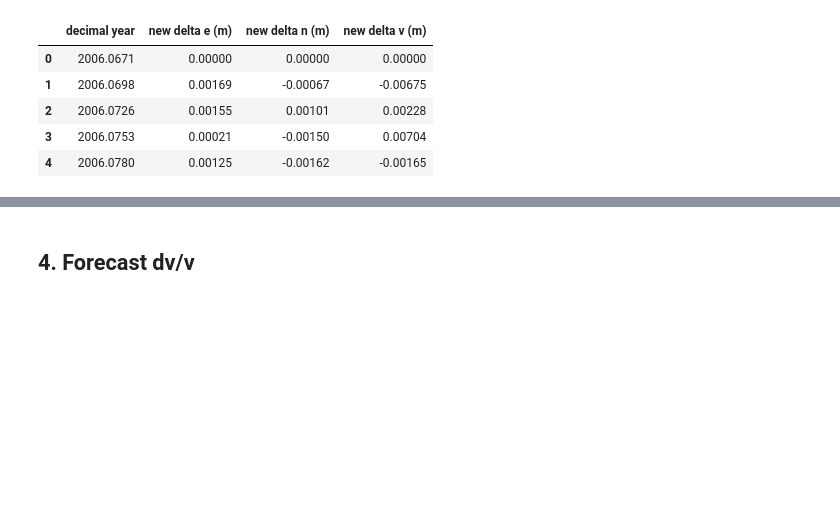
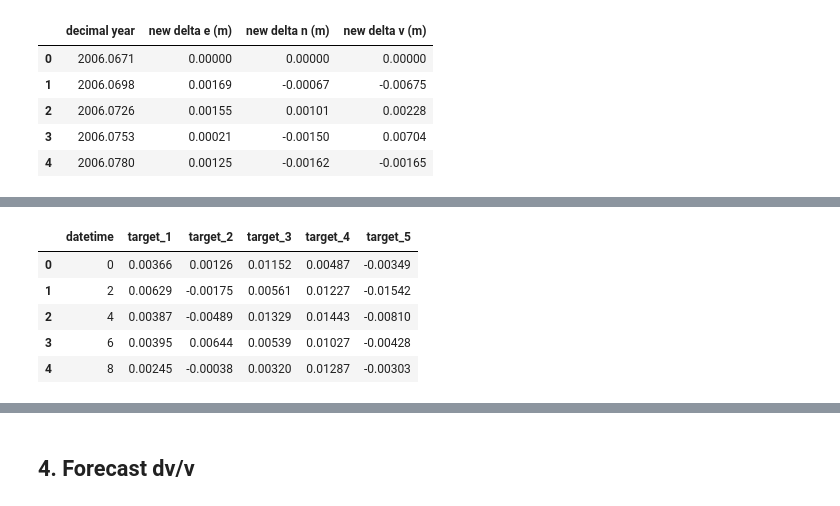
Before and after one commit to mdenolle/GeoCAST, a Jupyter notebook: test_zero-shot/chronos_test.ipynb, the cells around one changed output, grey strips where cells are left out. Drawn from its saved outputs; the diff is of its cells as text; code cells hidden in the pictures; blank space fills up the shorter version.

```diff
--- a/test_zero-shot/chronos_test.ipynb
+++ b/test_zero-shot/chronos_test.ipynb
@@ -523,0 +551,10 @@ ValueError: time data "2006" doesn't match format "%Y.%j", at position 0. You mi
+# %%
+df_wide.dropna()
+df_wide.head()
+# %% [output]
+|  | datetime | target_1 | target_2 | target_3 | target_4 | target_5 |
+| 0 | 0 | 0.00366 | 0.00126 | 0.01152 | 0.00487 | -0.00349 |
+| 1 | 2 | 0.00629 | -0.00175 | 0.00561 | 0.01227 | -0.01542 |
+| 2 | 4 | 0.00387 | -0.00489 | 0.01329 | 0.01443 | -0.00810 |
+| 3 | 6 | 0.00395 | 0.00644 | 0.00539 | 0.01027 | -0.00428 |
+| 4 | 8 | 0.00245 | -0.00038 | 0.00320 | 0.01287 | -0.00303 |
```
Also changed, not shown: parts of 19 cells of this notebook, 4 other files.
